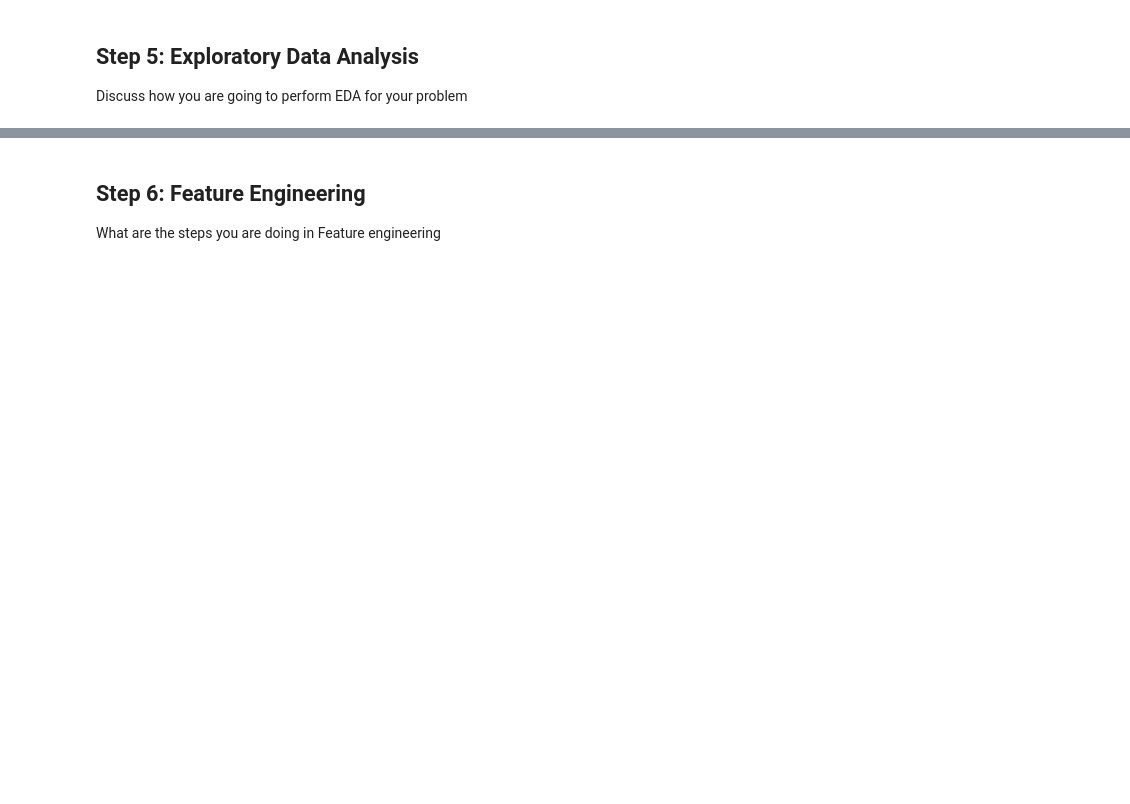
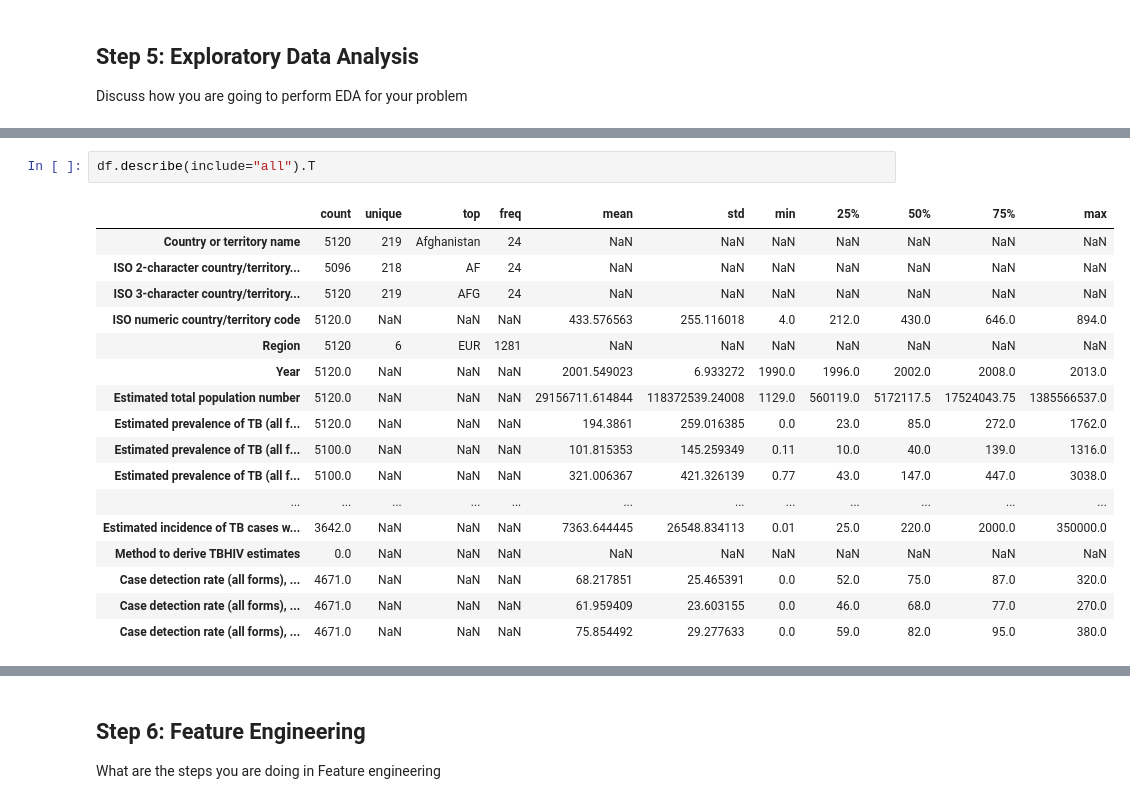
Before and after one commit to SindujanD-Github/LabTest, a Jupyter notebook: data_science_lab_test.ipynb, the cells around one changed output, grey strips where cells are left out. Drawn from its saved outputs; the diff is of its cells as text; blank space fills up the shorter version.

```diff
--- a/data_science_lab_test.ipynb
+++ b/data_science_lab_test.ipynb
@@ -37,0 +447,20 @@ Discuss how you are going to perform EDA for your problem
+# %%
+df.describe(include="all").T
+# %% [output]
+|  | count | unique | top | freq | mean | std | min | 25% | 50% | 75% | max |
+| Country or territory name | 5120 | 219 | Afghanistan | 24 | NaN | NaN | NaN | NaN | NaN | NaN | NaN |
+| ISO 2-character country/territory... | 5096 | 218 | AF | 24 | NaN | NaN | NaN | NaN | NaN | NaN | NaN |
+| ISO 3-character country/territory... | 5120 | 219 | AFG | 24 | NaN | NaN | NaN | NaN | NaN | NaN | NaN |
+| ISO numeric country/territory code | 5120.0 | NaN | NaN | NaN | 433.576563 | 255.116018 | 4.0 | 212.0 | 430.0 | 646.0 | 894.0 |
+| Region | 5120 | 6 | EUR | 1281 | NaN | NaN | NaN | NaN | NaN | NaN | NaN |
+| Year | 5120.0 | NaN | NaN | NaN | 2001.549023 | 6.933272 | 1990.0 | 1996.0 | 2002.0 | 2008.0 | 2013.0 |
+| Estimated total population number | 5120.0 | NaN | NaN | NaN | 29156711.614844 | 118372539.24008 | 1129.0 | 560119.0 | 5172117.5 | 17524043.75 | 1385566537.0 |
+| Estimated prevalence of TB (all f... | 5120.0 | NaN | NaN | NaN | 194.3861 | 259.016385 | 0.0 | 23.0 | 85.0 | 272.0 | 1762.0 |
+| Estimated prevalence of TB (all f... | 5100.0 | NaN | NaN | NaN | 101.815353 | 145.259349 | 0.11 | 10.0 | 40.0 | 139.0 | 1316.0 |
+| Estimated prevalence of TB (all f... | 5100.0 | NaN | NaN | NaN | 321.006367 | 421.326139 | 0.77 | 43.0 | 147.0 | 447.0 | 3038.0 |
+| ... | ... | ... | ... | ... | ... | ... | ... | ... | ... | ... | ... |
+| Estimated incidence of TB cases w... | 3642.0 | NaN | NaN | NaN | 7363.644445 | 26548.834113 | 0.01 | 25.0 | 220.0 | 2000.0 | 350000.0 |
+| Method to derive TBHIV estimates | 0.0 | NaN | NaN | NaN | NaN | NaN | NaN | NaN | NaN | NaN | NaN |
+| Case detection rate (all forms), ... | 4671.0 | NaN | NaN | NaN | 68.217851 | 25.465391 | 0.0 | 52.0 | 75.0 | 87.0 | 320.0 |
+| Case detection rate (all forms), ... | 4671.0 | NaN | NaN | NaN | 61.959409 | 23.603155 | 0.0 | 46.0 | 68.0 | 77.0 | 270.0 |
+| Case detection rate (all forms), ... | 4671.0 | NaN | NaN | NaN | 75.854492 | 29.277633 | 0.0 | 59.0 | 82.0 | 95.0 | 380.0 |
```
Also changed, not shown: parts of 21 cells of this notebook.
